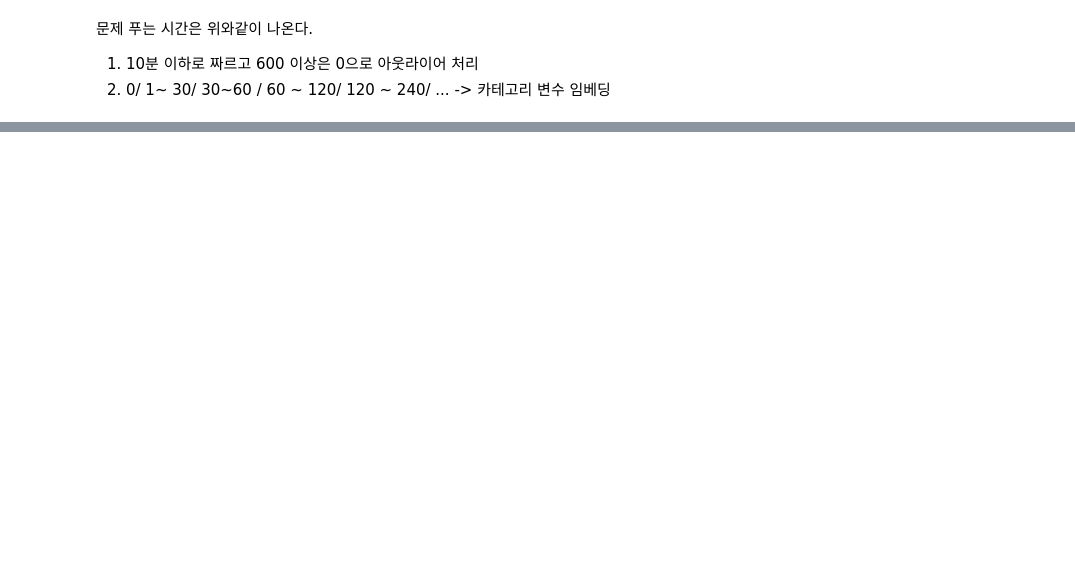
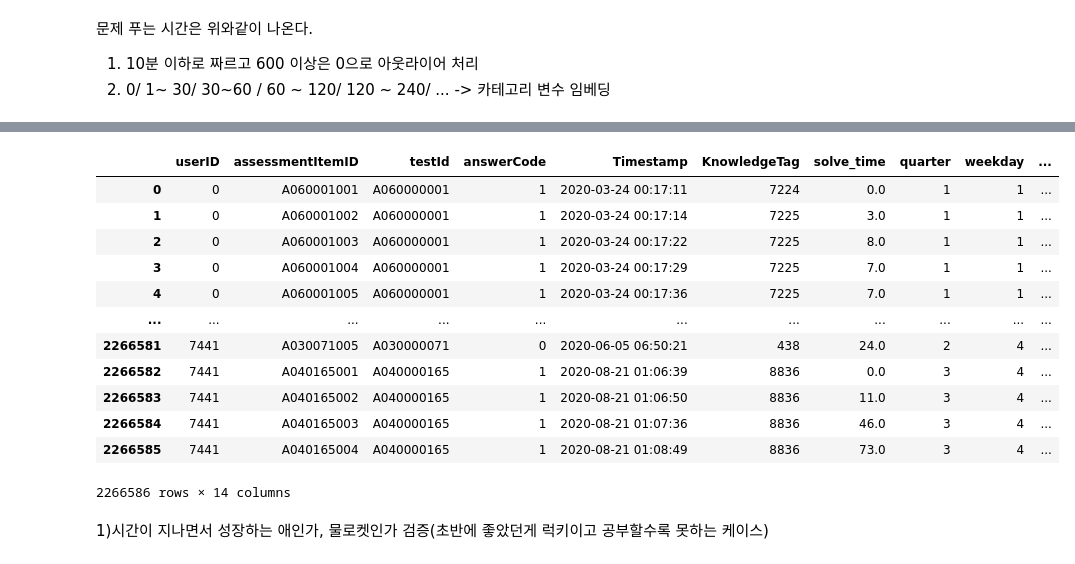
Before and after one commit to boostcampaitech4lv23recsys1/level2_dkt_recsys-level2-recsys-04, a Jupyter notebook: EDA/bae_eda.ipynb, the cells around one changed output, grey strips where cells are left out. Drawn from its saved outputs; the diff is of its cells as text; code cells hidden in the pictures; blank space fills up the shorter version.

```diff
--- a/EDA/bae_eda.ipynb
+++ b/EDA/bae_eda.ipynb
@@ -192,0 +225,26 @@ dataset
+# %%
+dataset['quarter'] = df['Timestamp_quarter']
+dataset['weekday'] = df['Timestamp_weekday']
+dataset['dayofyear'] = df['Timestamp_dayofyear']
+dataset['week'] = df['Timestamp_week']
+dataset['year'] = df['year']
+dataset['hour'] = df['hour']
+dataset['minute'] = df['minute']
+# %%
+dataset
+# %% [output]
+|  | userID | assessmentItemID | testId | answerCode | Timestamp | KnowledgeTag | solve_time | quarter | weekday | ... |
+| 0 | 0 | A060001001 | A060000001 | 1 | 2020-03-24 00:17:11 | 7224 | 0.0 | 1 | 1 | ... |
+| 1 | 0 | A060001002 | A060000001 | 1 | 2020-03-24 00:17:14 | 7225 | 3.0 | 1 | 1 | ... |
+| 2 | 0 | A060001003 | A060000001 | 1 | 2020-03-24 00:17:22 | 7225 | 8.0 | 1 | 1 | ... |
+| 3 | 0 | A060001004 | A060000001 | 1 | 2020-03-24 00:17:29 | 7225 | 7.0 | 1 | 1 | ... |
+| 4 | 0 | A060001005 | A060000001 | 1 | 2020-03-24 00:17:36 | 7225 | 7.0 | 1 | 1 | ... |
+| ... | ... | ... | ... | ... | ... | ... | ... | ... | ... | ... |
+| 2266581 | 7441 | A030071005 | A030000071 | 0 | 2020-06-05 06:50:21 | 438 | 24.0 | 2 | 4 | ... |
+| 2266582 | 7441 | A040165001 | A040000165 | 1 | 2020-08-21 01:06:39 | 8836 | 0.0 | 3 | 4 | ... |
+| 2266583 | 7441 | A040165002 | A040000165 | 1 | 2020-08-21 01:06:50 | 8836 | 11.0 | 3 | 4 | ... |
+| 2266584 | 7441 | A040165003 | A040000165 | 1 | 2020-08-21 01:07:36 | 8836 | 46.0 | 3 | 4 | ... |
+| 2266585 | 7441 | A040165004 | A040000165 | 1 | 2020-08-21 01:08:49 | 8836 | 73.0 | 3 | 4 | ... |
+2266586 rows × 14 columns
+# %% [markdown]
+1)시간이 지나면서 성장하는 애인가, 물로켓인가 검증(초반에 좋았던게 럭키이고 공부할수록 못하는 케이스)
```
Also changed, not shown: parts of 18 cells of this notebook, 2 other files.
